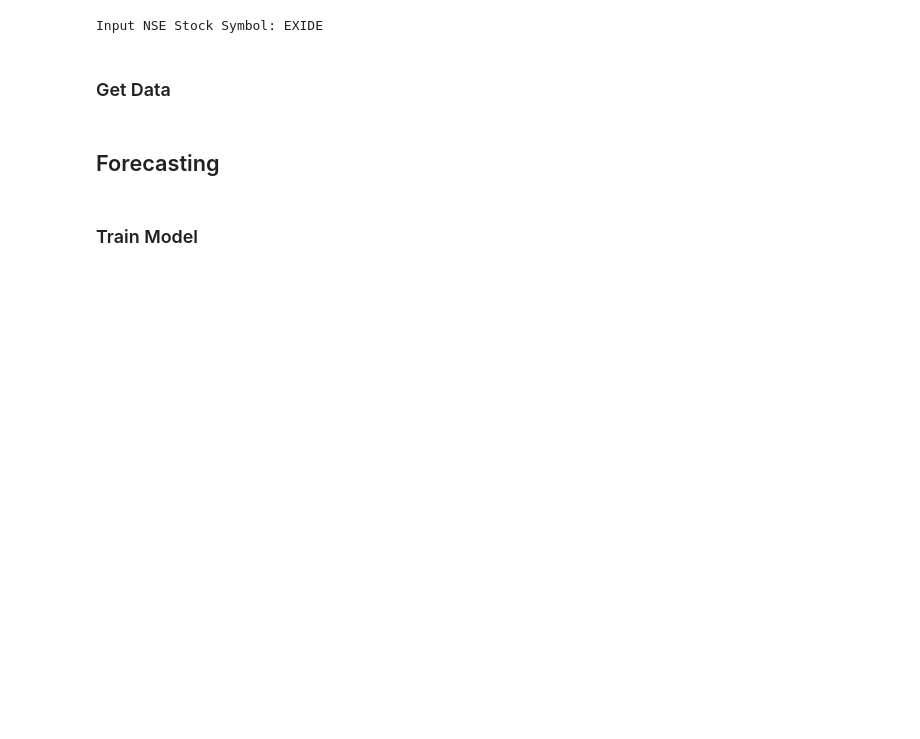
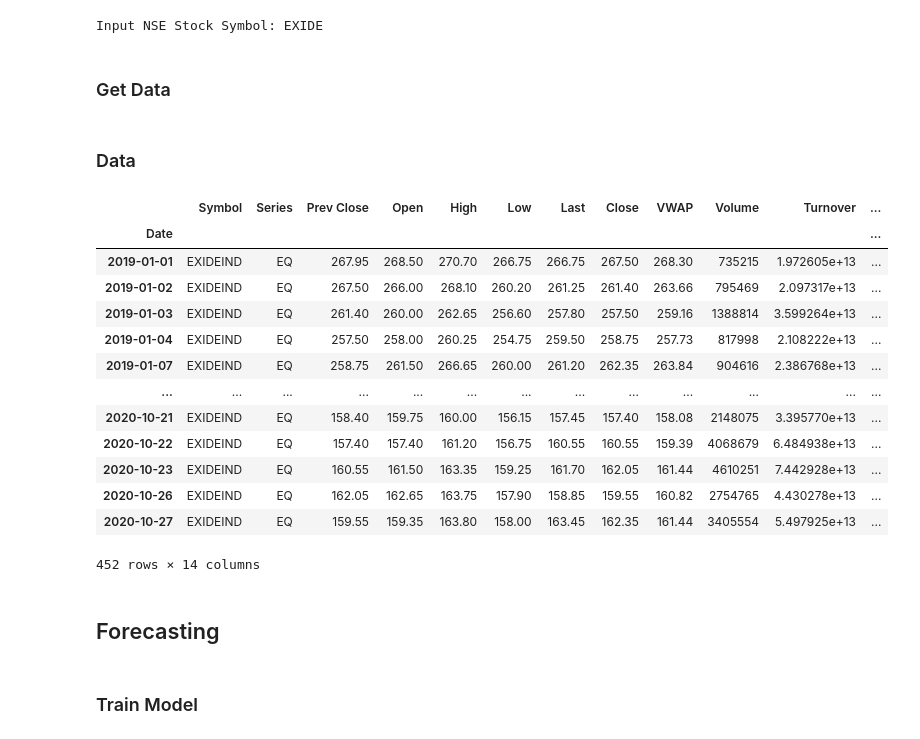
Before and after one commit to Rahulm0106/MegaBUCKS_SmartTradingAdvisor, a Jupyter notebook: API/ARIMA Model for Time Series Analysis.ipynb, the cells around one changed output. Cells and saved outputs as stored; diff of their text form; code cells hidden in the pictures; blank space fills up the shorter version.

```diff
--- a/API/ARIMA Model for Time Series Analysis.ipynb
+++ b/API/ARIMA Model for Time Series Analysis.ipynb
@@ -29,6 +29,25 @@ Input NSE Stock Symbol: EXIDE
 dateparse = lambda dates: pd.datetime.strptime(dates, '%Y-%m-%d')
 data = get_history(symbol=Symbol, start=date(2019,1,1), end=date.today()).fillna(0)
 df_close=data["Close"]
+# %% [markdown]
+### Data
+# %%
+data
+# %% [output]
+|  | Symbol | Series | Prev Close | Open | High | Low | Last | Close | VWAP | Volume | Turnover | ... |
+| Date |  |  |  |  |  |  |  |  |  |  |  | ... |
+| 2019-01-01 | EXIDEIND | EQ | 267.95 | 268.50 | 270.70 | 266.75 | 266.75 | 267.50 | 268.30 | 735215 | 1.972605e+13 | ... |
+| 2019-01-02 | EXIDEIND | EQ | 267.50 | 266.00 | 268.10 | 260.20 | 261.25 | 261.40 | 263.66 | 795469 | 2.097317e+13 | ... |
+| 2019-01-03 | EXIDEIND | EQ | 261.40 | 260.00 | 262.65 | 256.60 | 257.80 | 257.50 | 259.16 | 1388814 | 3.599264e+13 | ... |
+| 2019-01-04 | EXIDEIND | EQ | 257.50 | 258.00 | 260.25 | 254.75 | 259.50 | 258.75 | 257.73 | 817998 | 2.108222e+13 | ... |
+| 2019-01-07 | EXIDEIND | EQ | 258.75 | 261.50 | 266.65 | 260.00 | 261.20 | 262.35 | 263.84 | 904616 | 2.386768e+13 | ... |
+| ... | ... | ... | ... | ... | ... | ... | ... | ... | ... | ... | ... | ... |
+| 2020-10-21 | EXIDEIND | EQ | 158.40 | 159.75 | 160.00 | 156.15 | 157.45 | 157.40 | 158.08 | 2148075 | 3.395770e+13 | ... |
+| 2020-10-22 | EXIDEIND | EQ | 157.40 | 157.40 | 161.20 | 156.75 | 160.55 | 160.55 | 159.39 | 4068679 | 6.484938e+13 | ... |
+| 2020-10-23 | EXIDEIND | EQ | 160.55 | 161.50 | 163.35 | 159.25 | 161.70 | 162.05 | 161.44 | 4610251 | 7.442928e+13 | ... |
+| 2020-10-26 | EXIDEIND | EQ | 162.05 | 162.65 | 163.75 | 157.90 | 158.85 | 159.55 | 160.82 | 2754765 | 4.430278e+13 | ... |
+| 2020-10-27 | EXIDEIND | EQ | 159.55 | 159.35 | 163.80 | 158.00 | 163.45 | 162.35 | 161.44 | 3405554 | 5.497925e+13 | ... |
+452 rows × 14 columns
 # %% [markdown]
 ## Forecasting
 # %% [markdown]
```
Also changed, not shown: 16 other files.
